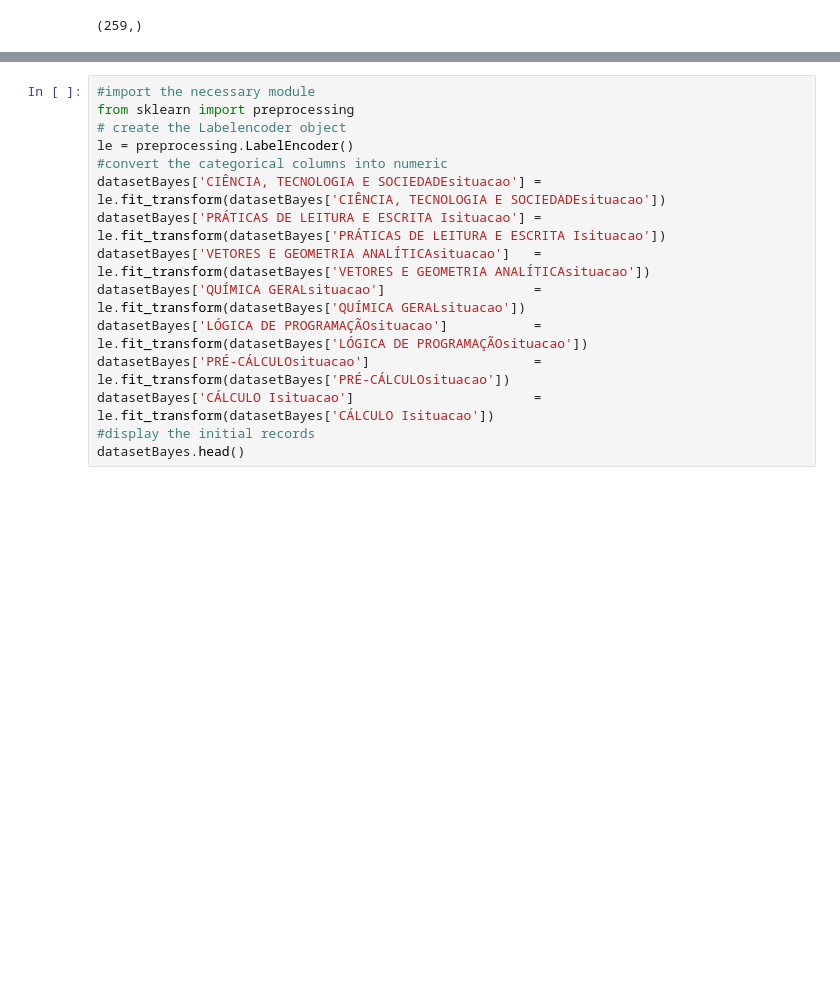
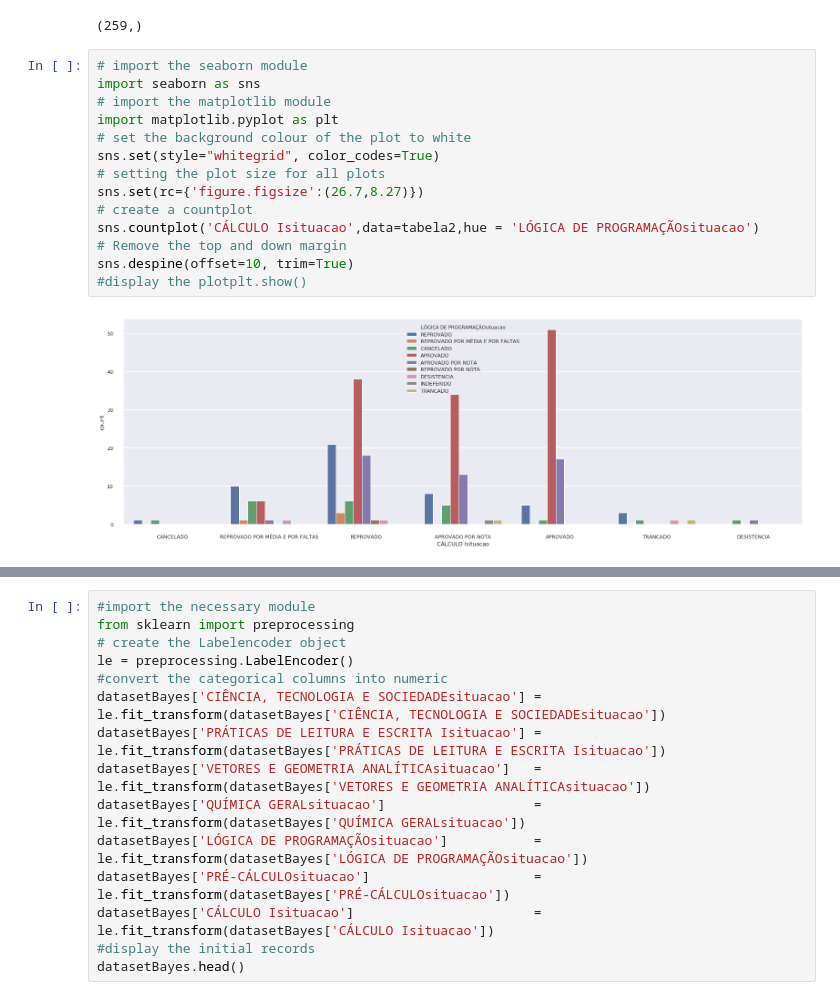
Before and after one commit to repitta/CienciaDeDadosEducacionais, a Jupyter notebook: Análise_Luana.ipynb, the cells around one changed output, grey strips where cells are left out. Cells and saved outputs as stored; diff of their text form; blank space fills up the shorter version.

```diff
--- a/Análise_Luana.ipynb
+++ b/Análise_Luana.ipynb
@@ -298,3 +298,19 @@ tabela2[tabela2["matricula"] == 20170038732]
 tabela2.matricula.unique().shape
 # %% [output]
 (259,)
+# %%
+# import the seaborn module
+import seaborn as sns
+# import the matplotlib module
+import matplotlib.pyplot as plt
+# set the background colour of the plot to white
+sns.set(style="whitegrid", color_codes=True)
+# setting the plot size for all plots
+sns.set(rc={'figure.figsize':(26.7,8.27)})
+# create a countplot
+sns.countplot('CÁLCULO Isituacao',data=tabela2,hue = 'LÓGICA DE PROGRAMAÇÃOsituacao')
+# Remove the top and down margin
+sns.despine(offset=10, trim=True)
+#display the plotplt.show()
+# %% [output]
+[figure, added]
```
Also changed, not shown: parts of 12 cells of this notebook.
